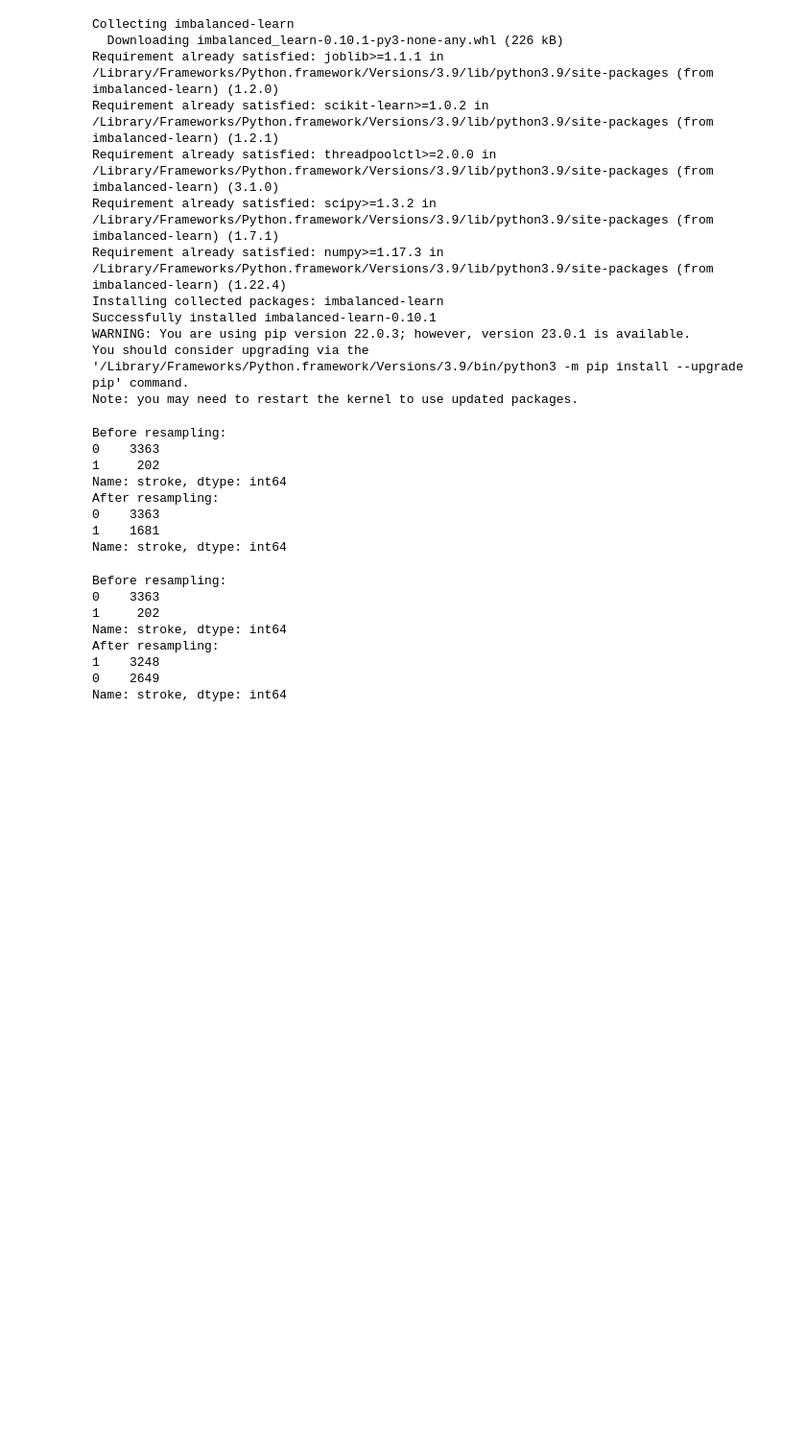
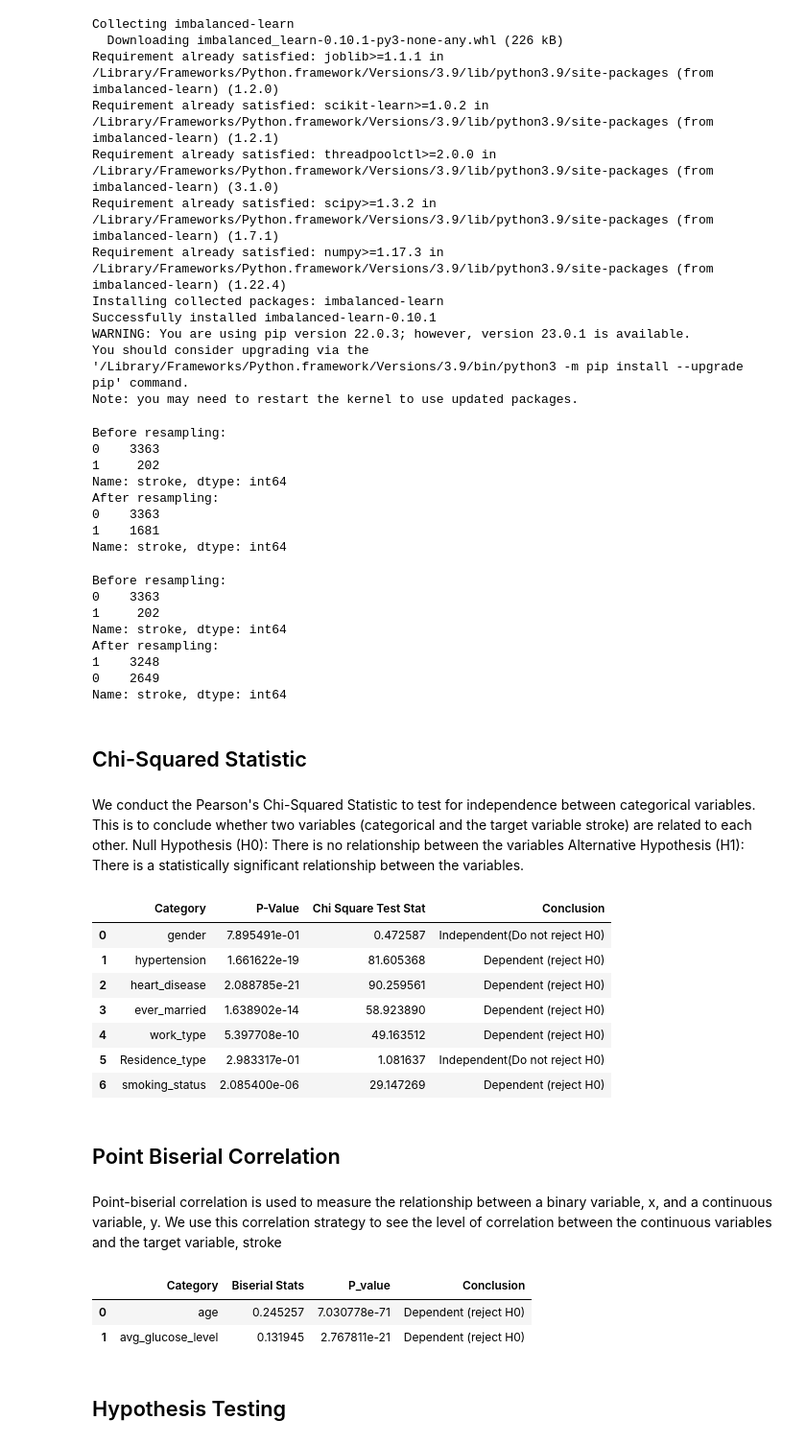
Before and after one commit to summerthia02/bt4222_project, a Jupyter notebook: BT4222.ipynb, the cells around one changed output. Shown: that part at 96% size. Saved outputs shown, nothing was run; the diff lists cells and outputs as text; code cells hidden in the pictures; blank space fills up the shorter version.

Commit message:
chisquare, correlation

```diff
--- a/BT4222.ipynb
+++ b/BT4222.ipynb
@@ -248,3 +248,44 @@ After resampling:
 1    3248
 0    2649
 Name: stroke, dtype: int64
+# %% [markdown]
+## Chi-Squared Statistic
+# %% [markdown]
+We conduct the Pearson's Chi-Squared Statistic to test for independence between categorical variables. This is to conclude whether two variables (categorical and the target variable stroke) are related to each other. Null Hypothesis (H0): There is no relationship between the variables Alternative Hypothesis (H1): There is a statistically significant relationship between the variables.
+# %%
+chi_table = pd.DataFrame(columns=["Category", "P-Value",'Chi Square Test Stat', "Conclusion"])
+# %%
+def find_dep(p_value):
+    alpha = 0.05
+    if p_value <= alpha:
+        return "Dependent (reject H0)"
+    else:
+        return "Independent(Do not reject H0)"
+# %%
+## get the
+cat_variables = ["gender", "hypertension", "heart_disease", "ever_married", "work_type","Residence_type","smoking_status"]
+chi_lists = []
+
+for column in cat_variables:
+    contigency = pd.crosstab(df[column], df['stroke'])
+    stat, p_value, dof, expected = stats.chi2_contingency(contigency)
+    conclusion = find_dep(p_value)
+    each_col = [column, p_value, stat, conclusion]
+    chi_lists.append(each_col)
+
+for i in chi_lists:
+    chi_table.loc[len(chi_table)] = i
+chi_table
+# %% [output]
+|  | Category | P-Value | Chi Square Test Stat | Conclusion |
+| 0 | gender | 7.895491e-01 | 0.472587 | Independent(Do not reject H0) |
+| 1 | hypertension | 1.661622e-19 | 81.605368 | Dependent (reject H0) |
+| 2 | heart_disease | 2.088785e-21 | 90.259561 | Dependent (reject H0) |
+| 3 | ever_married | 1.638902e-14 | 58.923890 | Dependent (reject H0) |
+| 4 | work_type | 5.397708e-10 | 49.163512 | Dependent (reject H0) |
+| 5 | Residence_type | 2.983317e-01 | 1.081637 | Independent(Do not reject H0) |
+| 6 | smoking_status | 2.085400e-06 | 29.147269 | Dependent (reject H0) |
+# %% [markdown]
+## Point Biserial Correlation
+# %% [markdown]
+Point-biserial correlation is used to measure the relationship between a binary variable, x, and a continuous variable, y. We use this correlation strategy to see the level of correlation between the continuous variables and the target variable, stroke
@@ -250,0 +294,17 @@ Name: stroke, dtype: int64
+# %%
+cont_var = ["age", "avg_glucose_level"]
+bi_lists = []
+for var in cont_var:
+   stat, p = stats.pointbiserialr(df[var], df["stroke"])
+   each_val = [var, stat, p, find_dep(p)]
+   bi_lists.append(each_val)
+
+for i in bi_lists:
+    biser_table.loc[len(biser_table)] = i
+biser_table
+# %% [output]
+|  | Category | Biserial Stats | P_value | Conclusion |
+| 0 | age | 0.245257 | 7.030778e-71 | Dependent (reject H0) |
+| 1 | avg_glucose_level | 0.131945 | 2.767811e-21 | Dependent (reject H0) |
+# %% [markdown]
+## Hypothesis Testing
```
Also changed, not shown: parts of 7 cells of this notebook.
